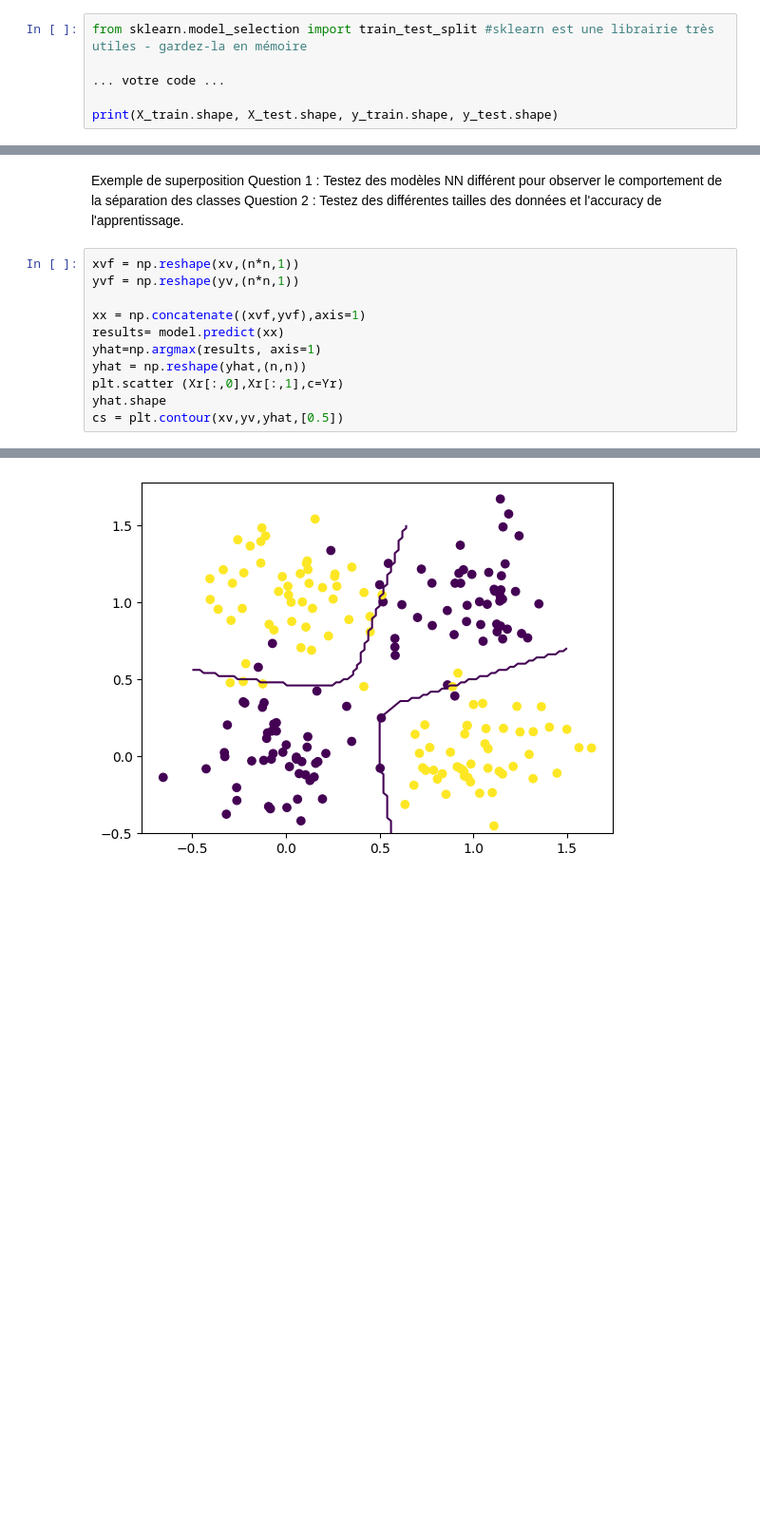
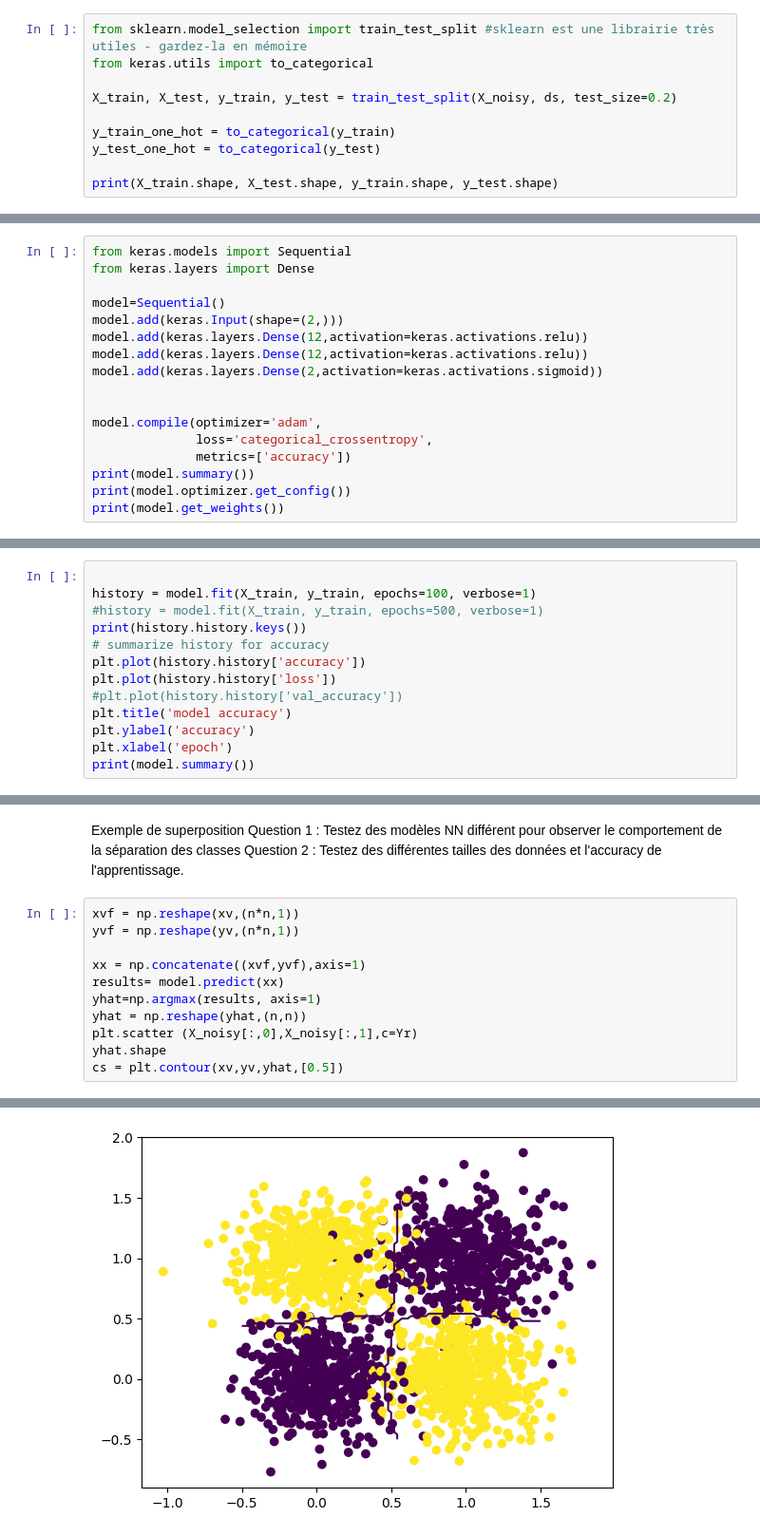
Before and after one commit to HeddarM/hello_world, a Jupyter notebook: train_XOR.ipynb, the cells around one changed output, grey strips where cells are left out. Shown: that part at 95% size. Saved outputs shown, nothing was run; the diff lists cells and outputs as text; blank space fills up the shorter version.

```diff
--- a/train_XOR.ipynb
+++ b/train_XOR.ipynb
@@ -133,7 +144,11 @@ print (ds[0])
 Utilisez la fonction train_test_split
 # %%
 from sklearn.model_selection import train_test_split #sklearn est une librairie très utiles - gardez-la en mémoire
+from keras.utils import to_categorical
 
-... votre code ...
+X_train, X_test, y_train, y_test = train_test_split(X_noisy, ds, test_size=0.2)
+
+y_train_one_hot = to_categorical(y_train)
+y_test_one_hot = to_categorical(y_test)
 
 print(X_train.shape, X_test.shape, y_train.shape, y_test.shape)
@@ -158,0 +171,17 @@ from keras.layers import Dense
+# %%
+from keras.models import Sequential
+from keras.layers import Dense
+
+model=Sequential()
+model.add(keras.Input(shape=(2,)))
+model.add(keras.layers.Dense(12,activation=keras.activations.relu))
+model.add(keras.layers.Dense(12,activation=keras.activations.relu))
+model.add(keras.layers.Dense(2,activation=keras.activations.sigmoid))
+
+
+model.compile(optimizer='adam',
+              loss='categorical_crossentropy',
+              metrics=['accuracy'])
+print(model.summary())
+print(model.optimizer.get_config())
+print(model.get_weights())
@@ -166,0 +224,13 @@ récupérer "history" d'entraimenet pour visualiser le déroulement de l'apprent
+# %%
+
+history = model.fit(X_train, y_train, epochs=100, verbose=1)
+#history = model.fit(X_train, y_train, epochs=500, verbose=1)
+print(history.history.keys())
+# summarize history for accuracy
+plt.plot(history.history['accuracy'])
+plt.plot(history.history['loss'])
+#plt.plot(history.history['val_accuracy'])
+plt.title('model accuracy')
+plt.ylabel('accuracy')
+plt.xlabel('epoch')
+print(model.summary())
@@ -195,14 +313,14 @@ Question 2 : Testez des différentes tailles des données et l'accuracy de l'app
 # %%
 xvf = np.reshape(xv,(n*n,1))
 yvf = np.reshape(yv,(n*n,1))
 
 xx = np.concatenate((xvf,yvf),axis=1)
 results= model.predict(xx)
 yhat=np.argmax(results, axis=1)
 yhat = np.reshape(yhat,(n,n))
-plt.scatter (Xr[:,0],Xr[:,1],c=Yr)
+plt.scatter (X_noisy[:,0],X_noisy[:,1],c=Yr)
 yhat.shape
 cs = plt.contour(xv,yv,yhat,[0.5])
 # %% [output]
 313/313 ━━━━━━━━━━━━━━━━━━━━ 0s 1ms/step
-[figure, old version]
+[figure, new version]
```
Also changed, not shown: parts of 10 cells of this notebook.
